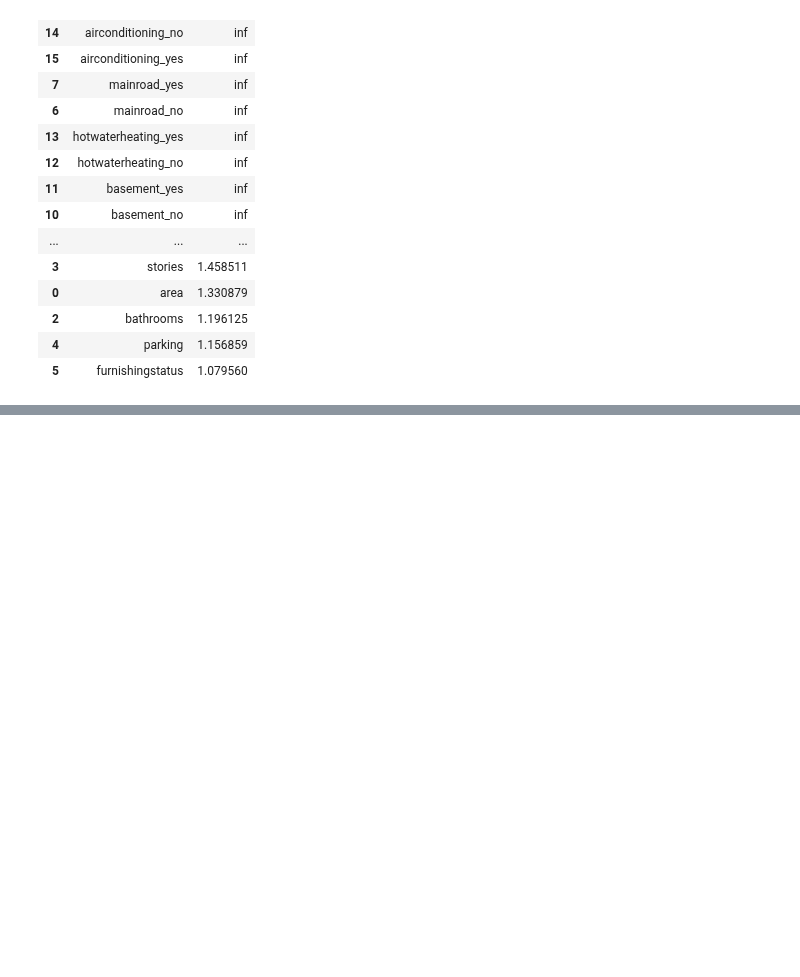
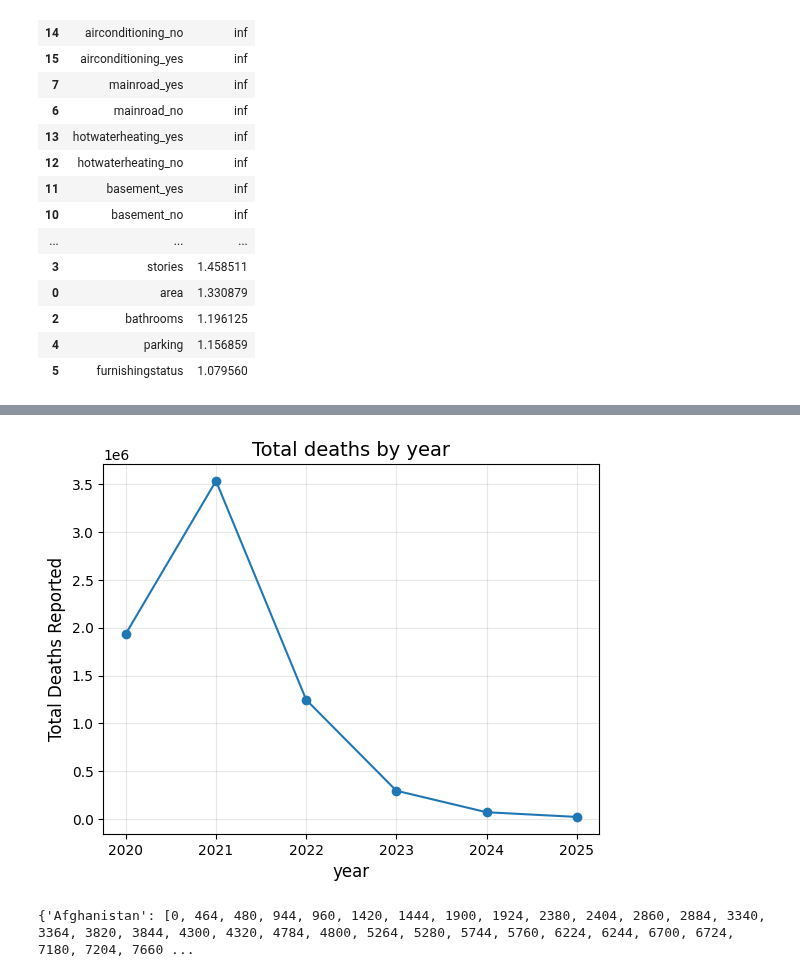
Before and after one commit to bvkiran8058/Data-Science-with-GenAI, a Jupyter notebook: EDA/Stage-3 Advanced Level.ipynb, the cells around one changed output, grey strips where cells are left out. Cells and saved outputs as stored; diff of their text form; code cells hidden in the pictures; blank space fills up the shorter version.

```diff
--- a/EDA/Stage-3 Advanced Level.ipynb
+++ b/EDA/Stage-3 Advanced Level.ipynb
@@ -294,0 +427,2 @@ vif_data.sort_values(by="VIF", ascending=False)
+# %%
+covid19_dataset['year'] = covid19_dataset['Date_reported'].dt.year
@@ -294,0 +438,3 @@ vif_data.sort_values(by="VIF", ascending=False)
+# %%
+group_by_year_deaths = covid19_dataset.groupby('year')['New_deaths'].sum()
+group_by_year_deaths
@@ -294,0 +450,14 @@ vif_data.sort_values(by="VIF", ascending=False)
+# %%
+plt.plot(group_by_year_deaths.index, group_by_year_deaths, marker='o')
+plt.xlabel('year', fontsize=12)
+plt.ylabel('Total Deaths Reported', fontsize=12)
+plt.title('Total deaths by year', fontsize=14)
+plt.grid(True, alpha=0.3)
+plt.show()
+# %% [output]
+[figure, added]
+# %%
+group_by_country = covid19_dataset.groupby('Country')
+group_by_country.groups
+# %% [output]
+{'Afghanistan': [0, 464, 480, 944, 960, 1420, 1444, 1900, 1924, 2380, 2404, 2860, 2884, 3340, 3364, 3820, 3844, 4300, 4320, 4784, 4800, 5264, 5280, 5744, 5760, 6224, 6244, 6700, 6724, 7180, 7204, 7660 ...
```
Also changed, not shown: parts of 14 cells of this notebook, 1 other file.
